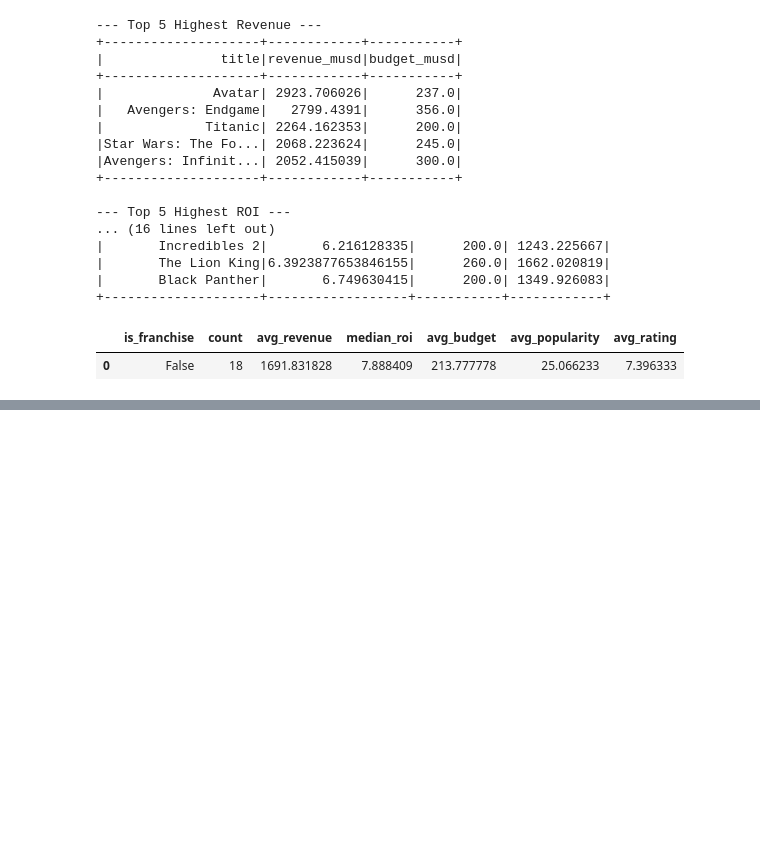
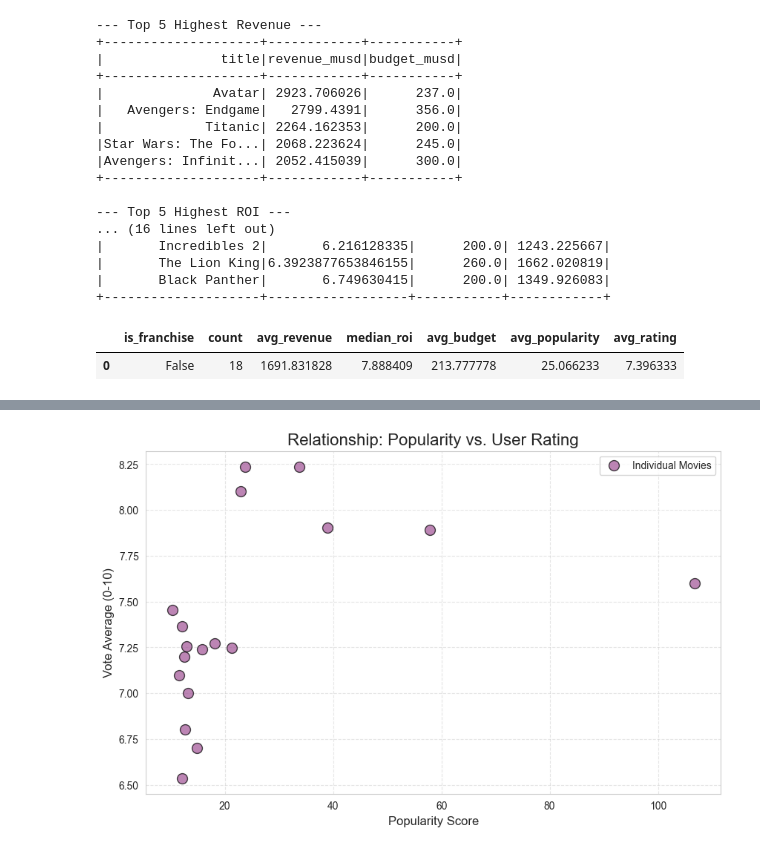
Before and after one commit to jill-break/DEM05-Big-Data-Module-Lab-1-TMDB-Movie-Data-Analysis-using-Spark, a Jupyter notebook: notebooks/spark_lab.ipynb, the cells around one changed output, grey strips where cells are left out. Saved outputs shown, nothing was run; the diff lists cells and outputs as text; code cells hidden in the pictures; blank space fills up the shorter version.

```diff
--- a/notebooks/spark_lab.ipynb
+++ b/notebooks/spark_lab.ipynb
@@ -235,14 +216,5 @@ plt.show()
 # %%
-# Cell 11: Relationship: Popularity vs. User Rating
-plt.figure(figsize=(10, 6))
-
-plt.scatter(pdf_scatter['popularity'], pdf_scatter['vote_average'],
-            alpha=0.7, s=100, color='#a05195', edgecolors='black', label='Individual Movies')
-
-plt.title('Relationship: Popularity vs. User Rating', fontsize=16)
-plt.xlabel('Popularity Score', fontsize=12)
-plt.ylabel('Vote Average (0-10)', fontsize=12)
-plt.grid(True, linestyle='--', alpha=0.5)
-plt.legend()
-
-plt.show()
+# Cell 11
+plot_popularity_vs_rating(pdf_scatter)
+# %% [output]
+[figure, added]
```
Also changed, not shown: parts of 6 cells of this notebook.
